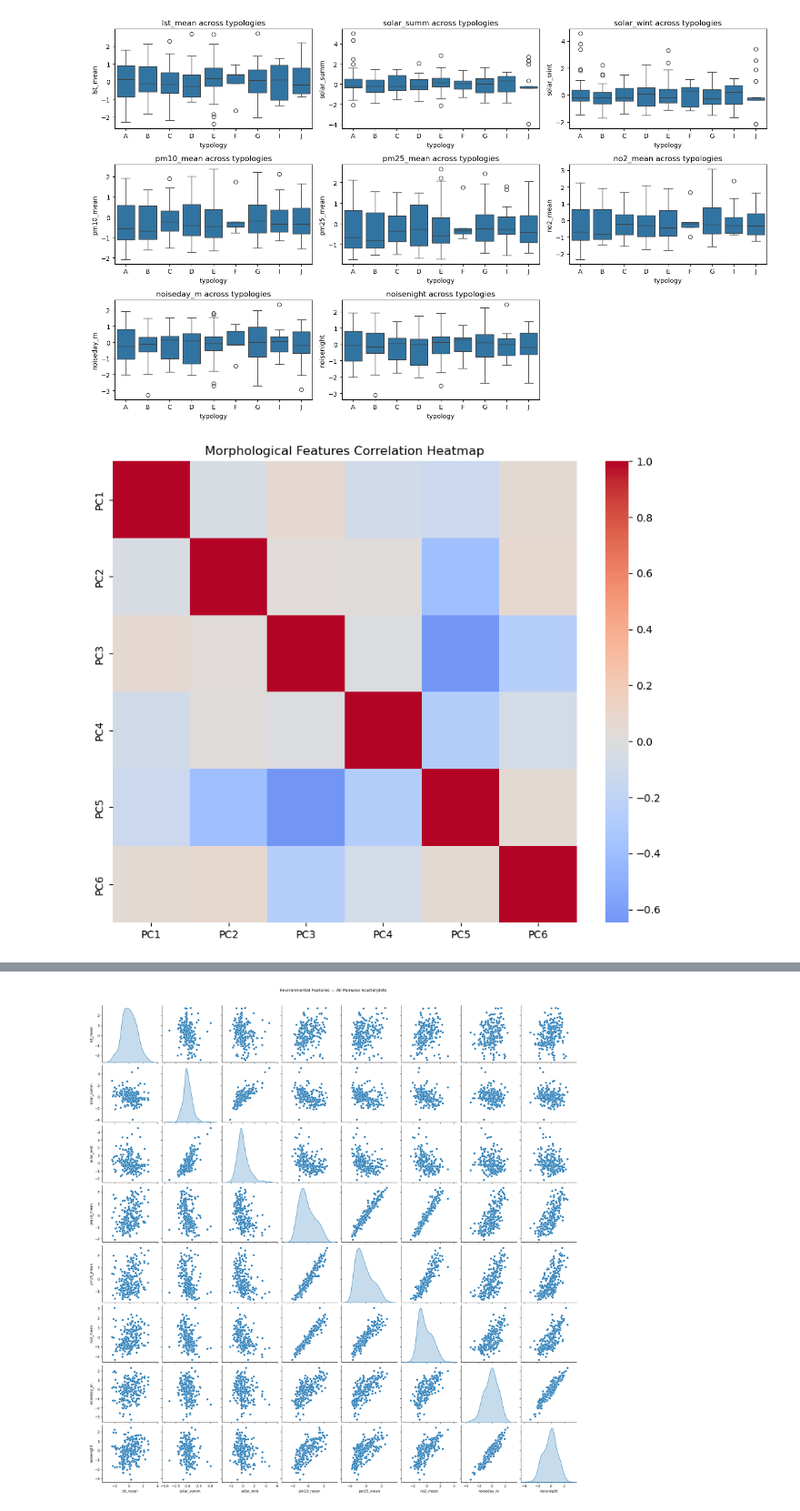
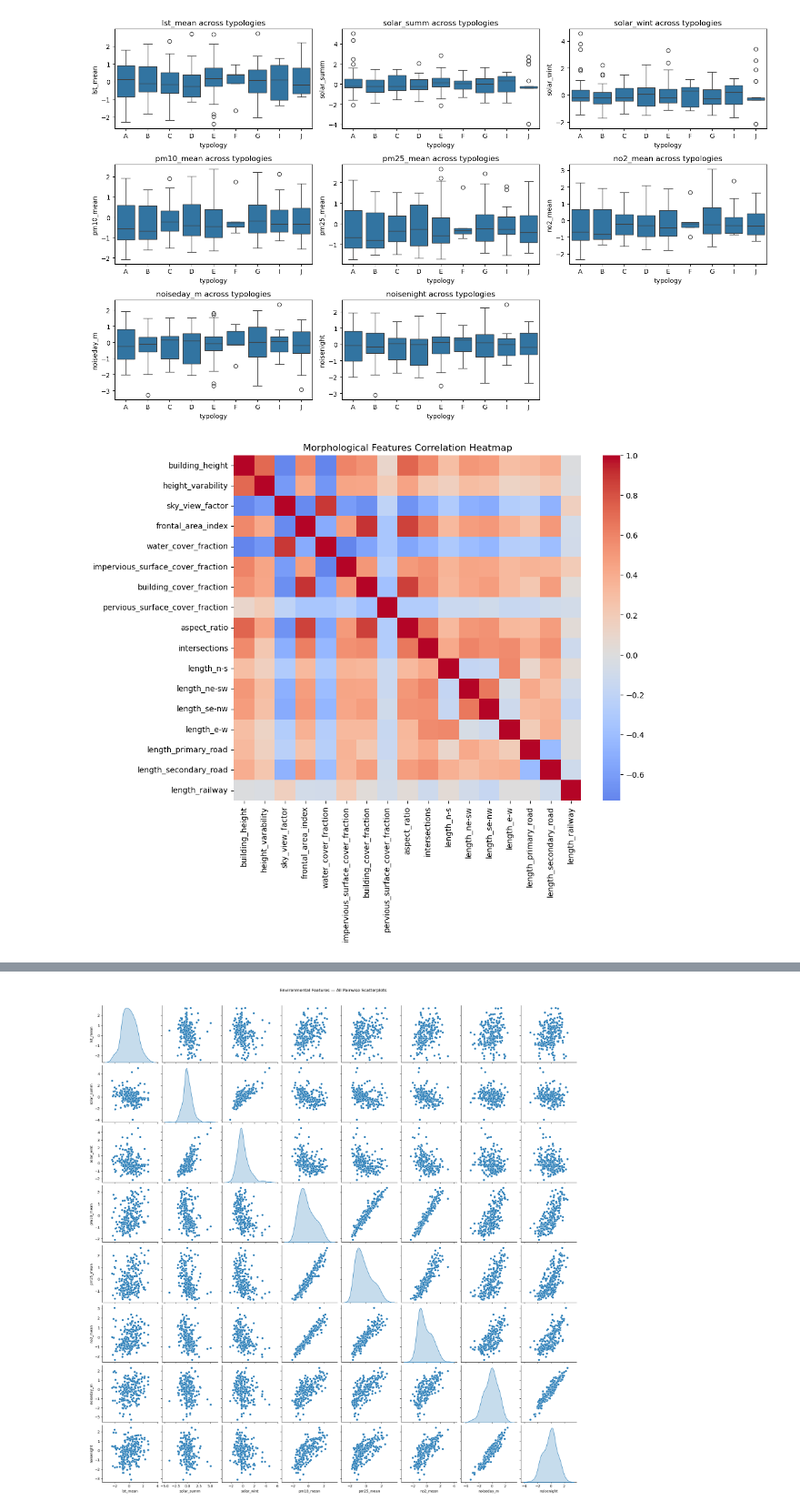
Before and after one commit to MauroPello/ENAC-ML4Science_LIPID, a Jupyter notebook: main.ipynb, the cells around one changed output, grey strips where cells are left out. Shown at 91% size. Cells and saved outputs as stored; diff of their text form; code cells hidden in the pictures.

Commit message:
Use integrated data and remove principal components

```diff
--- a/main.ipynb
+++ b/main.ipynb
@@ -1,15 +1,31 @@
 # %% [markdown]
 # Quick Initial Analysis
 # %%
-import os
-import sys
 from pathlib import Path
 import pandas as pd
 import math
 import seaborn as sns
 import matplotlib.pyplot as plt
+from src.utils.pipeline import (
+    load_combined_dataset,
+    run_preprocessing_pipeline,
+    ohe_features,
+)
+from src.feature_config import (
+    EQ_FEATURES,
+    MORPHOLOGY_FEATURES,
+    ALL_CONTINUOUS_FEATURES,
+    ALL_CATEGORICAL_FEATURES,
+    ALL_BINARY_FEATURES,
+    POSSIBLE_TARGET_FEATURES,
+)
+from src.target_definition.aggregate import aggregate_health_targets
+from src.feature_selection import compute_associations, compute_categorical_associations
+from src.feature_selection.selection import filter_by_p_value, filter_by_vif
+from src.predictive import run_modeling_suite
 
-df = pd.read_excel("data/morphology_data.xlsx", sheet_name="morphology_EQ_Geneva")
+data_path = Path("data") / "morphology_data_integrated.csv"
+df = pd.read_csv(data_path, sep=";", decimal=",")
 df.head()
 # %% [output]
 |  | id | left | top | right | bottom | row_index | col_index | field_1 | PC1 | PC2 | ... | ... |
@@ -40,3 +56,8 @@ I    12
 F     5
 K     1
 Name: count, dtype: int64
+# %%
+# Standardize column names: lowercase and replace spaces with underscores
+df = df.drop(columns=["City"])  # remove duplicate column
+df.columns = df.columns.str.strip().str.lower().str.replace(" ", "_", regex=False)
+df.head()
@@ -193,6 +230,15 @@ plt.show()
 # %%
+NUMERICAL_MORPHOLOGY_FEATURES = [
+    feature for feature in MORPHOLOGY_FEATURES if feature in ALL_CONTINUOUS_FEATURES
+]
+
 plt.figure(figsize=(12, 10))
-sns.heatmap(df[morph_cols + env_cols].corr(), annot=False, cmap="coolwarm", center=0)
+sns.heatmap(
+    df[NUMERICAL_MORPHOLOGY_FEATURES + EQ_FEATURES].corr(),
+    annot=False,
+    cmap="coolwarm",
+    center=0,
+)
 plt.title("Correlation Heatmap")
 plt.show()
 # %% [output]
@@ -221,9 +267,11 @@ plt.show()
 # %%
 # PCA structure check - correlations should be close to zero
 
 plt.figure(figsize=(10, 8))
-sns.heatmap(df[morph_cols].corr(), annot=False, cmap="coolwarm", center=0)
+sns.heatmap(
+    df[NUMERICAL_MORPHOLOGY_FEATURES].corr(), annot=False, cmap="coolwarm", center=0
+)
 plt.title("Morphological Features Correlation Heatmap")
 plt.show()
 # %% [output]
-[figure, old version]
+[figure, new version]
```
Also changed, not shown: parts of 22 cells of this notebook, 6 other files.
